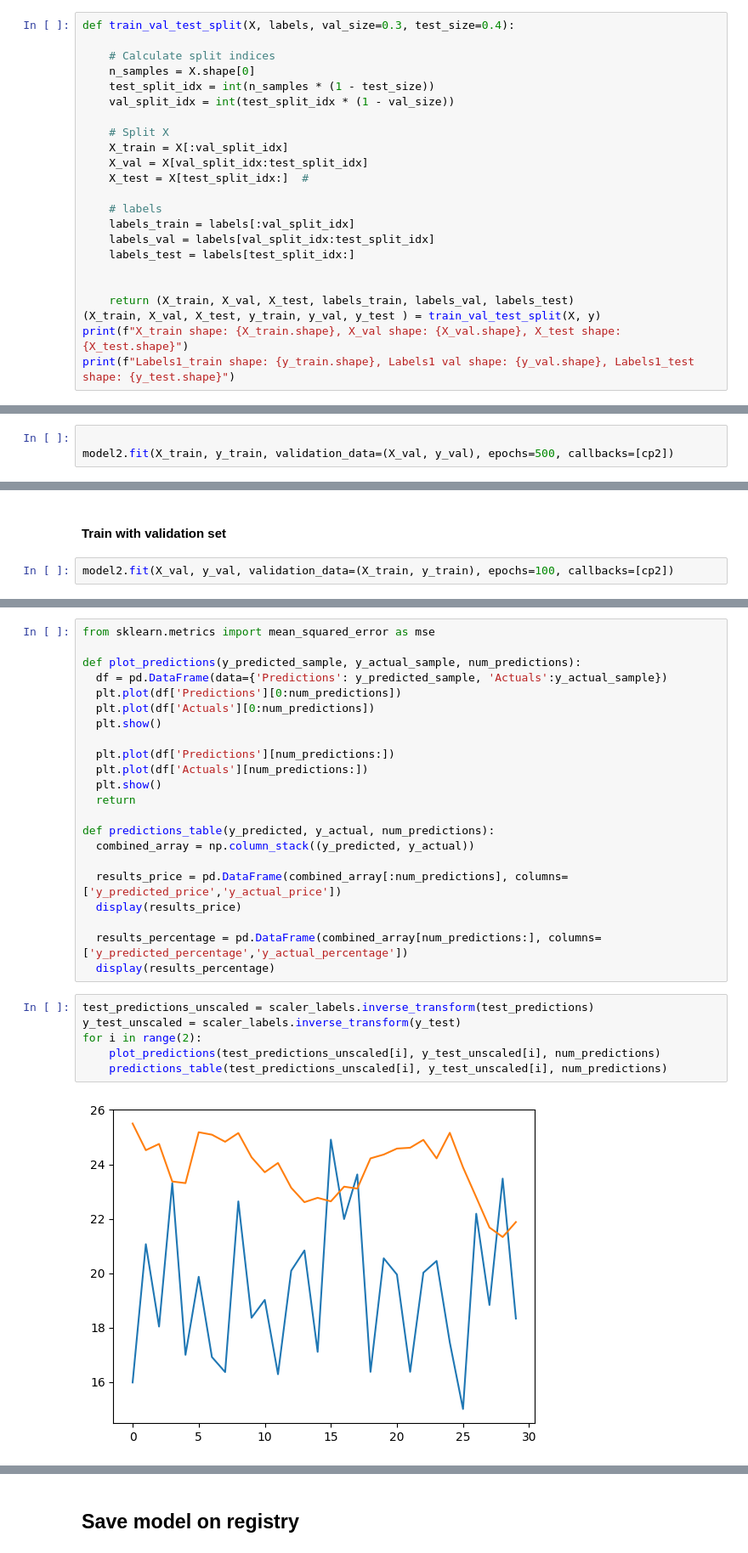
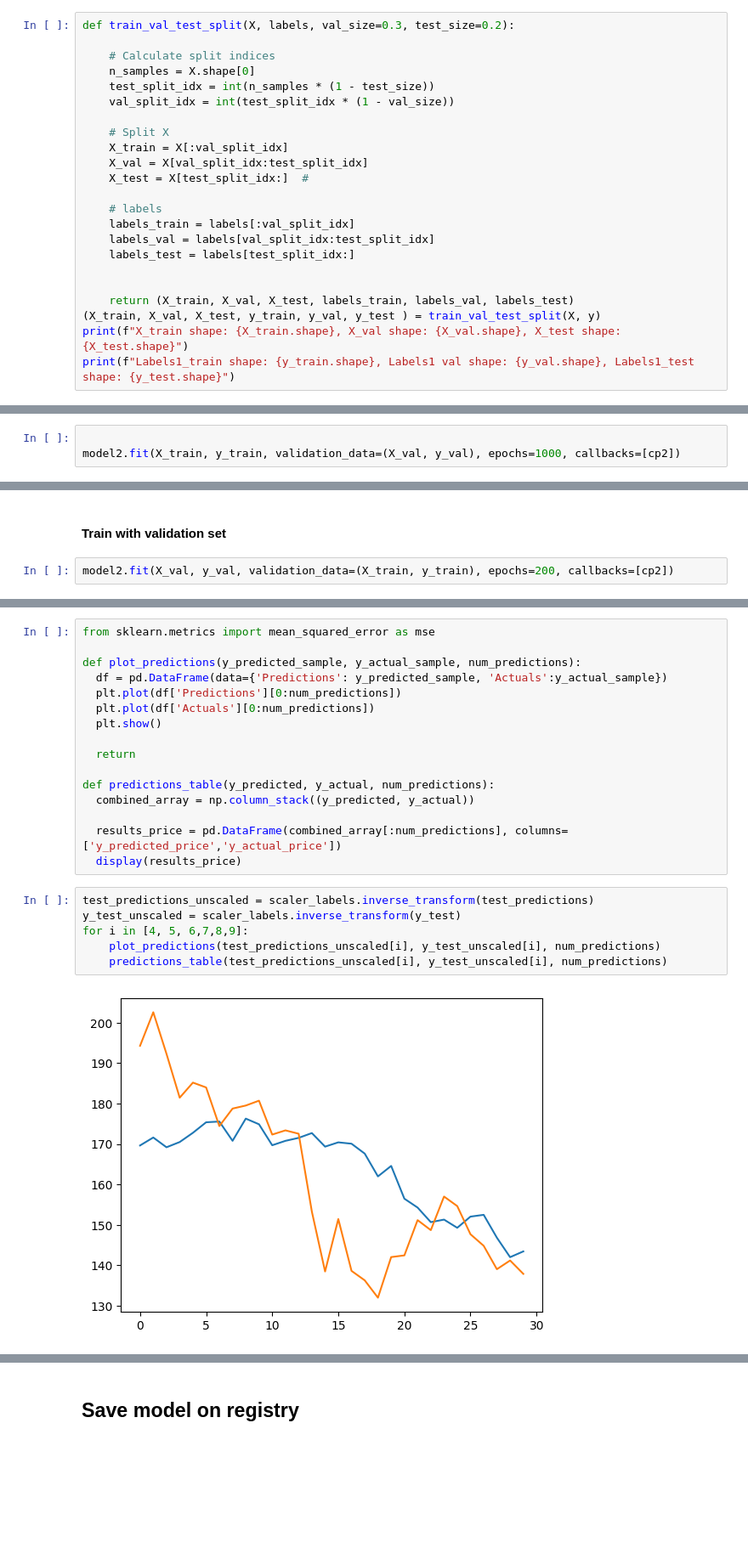
Before and after one commit to natassaf/ID2223-final-project, a Jupyter notebook: training_pipeline.ipynb, the cells around one changed output, grey strips where cells are left out. Shown at 85% size. Drawn from its saved outputs; the diff is of its cells as text; blank space fills up the shorter version.

```diff
--- a/training_pipeline.ipynb
+++ b/training_pipeline.ipynb
@@ -216,5 +206,5 @@ X.shape, y.shape
 # %%
-def train_val_test_split(X, labels, val_size=0.3, test_size=0.4):
+def train_val_test_split(X, labels, val_size=0.3, test_size=0.2):
 
     # Calculate split indices
     n_samples = X.shape[0]
@@ -309,4 +300,4 @@ X_train.shape, y_train.shape, X_val.shape, y_val.shape
 # %%
 
-model2.fit(X_train, y_train, validation_data=(X_val, y_val), epochs=500, callbacks=[cp2])
+model2.fit(X_train, y_train, validation_data=(X_val, y_val), epochs=1000, callbacks=[cp2])
 # %% [output]
@@ -357,5 +348,5 @@ train_results
 # %% [markdown]
 #### Train with validation set
 # %%
-model2.fit(X_val, y_val, validation_data=(X_train, y_train), epochs=100, callbacks=[cp2])
+model2.fit(X_val, y_val, validation_data=(X_train, y_train), epochs=200, callbacks=[cp2])
 # %% [output]
@@ -416,9 +437,6 @@ def plot_predictions(y_predicted_sample, y_actual_sample, num_predictions):
   plt.plot(df['Actuals'][0:num_predictions])
   plt.show()
 
-  plt.plot(df['Predictions'][num_predictions:])
-  plt.plot(df['Actuals'][num_predictions:])
-  plt.show()
   return
 
 def predictions_table(y_predicted, y_actual, num_predictions):
@@ -426,14 +444,11 @@ def predictions_table(y_predicted, y_actual, num_predictions):
 
   results_price = pd.DataFrame(combined_array[:num_predictions], columns=['y_predicted_price','y_actual_price'])
   display(results_price)
-
-  results_percentage = pd.DataFrame(combined_array[num_predictions:], columns=['y_predicted_percentage','y_actual_percentage'])
-  display(results_percentage)
 # %%
 test_predictions_unscaled = scaler_labels.inverse_transform(test_predictions)
 y_test_unscaled = scaler_labels.inverse_transform(y_test)
-for i in range(2):
+for i in [4, 5, 6,7,8,9]:
     plot_predictions(test_predictions_unscaled[i], y_test_unscaled[i], num_predictions)
     predictions_table(test_predictions_unscaled[i], y_test_unscaled[i], num_predictions)
 # %% [output]
-[figure, old version]
+[figure, new version]
```
Also changed, not shown: parts of 28 cells of this notebook, 7 other files.
